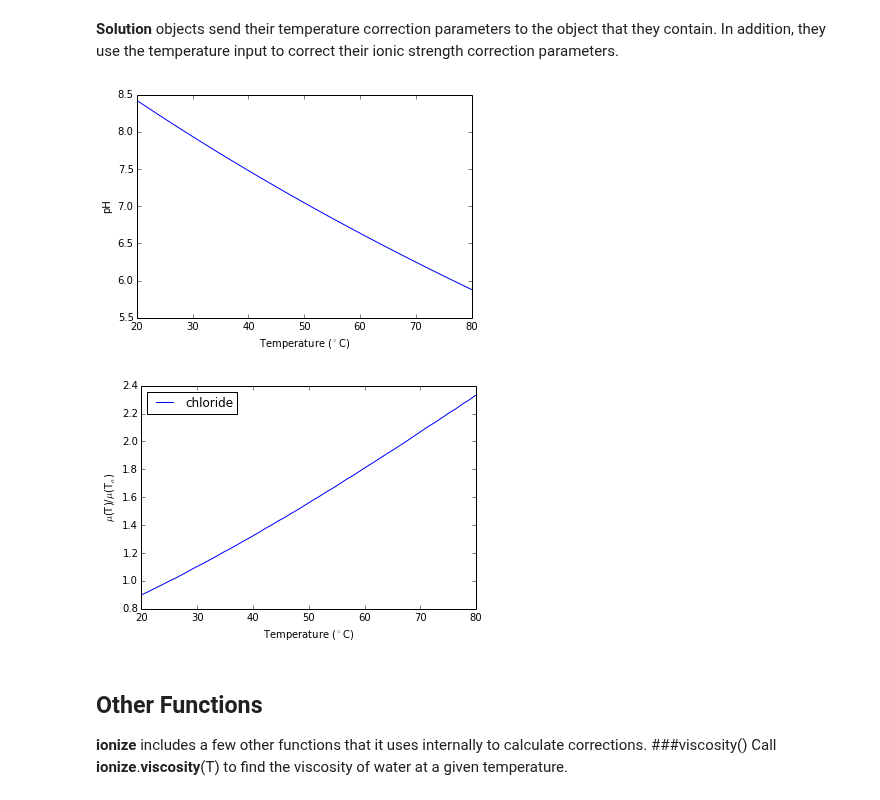
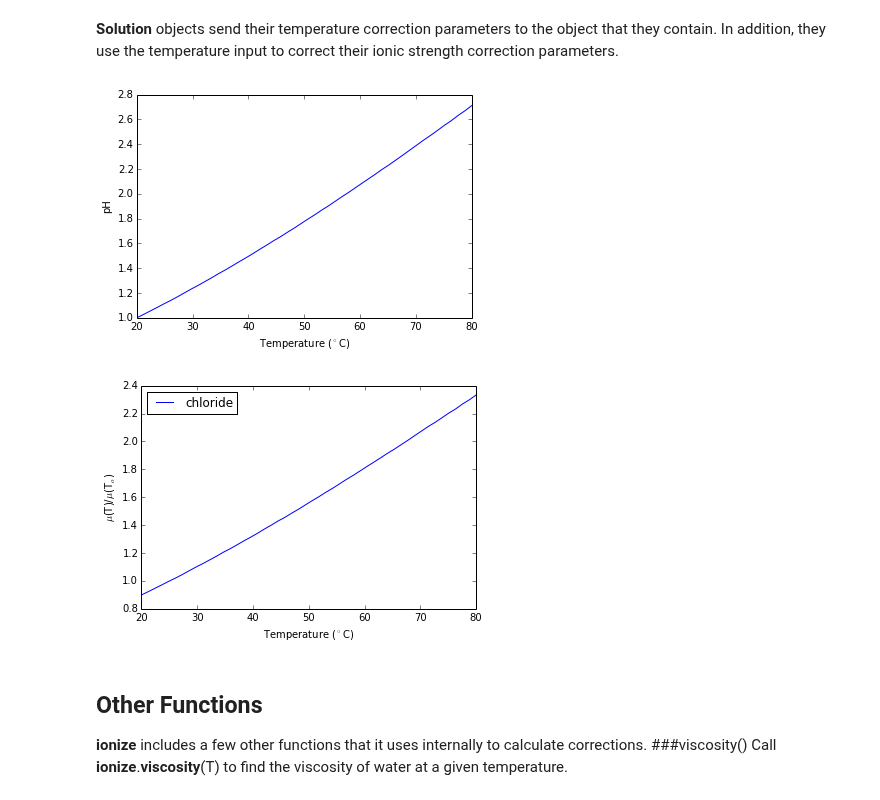
Before and after one commit to lewisamarshall/ionize, a Jupyter notebook: tutorial.ipynb, the cells around one changed output. Saved outputs shown, nothing was run; the diff lists cells and outputs as text; code cells hidden in the pictures.

```diff
--- a/tutorial.ipynb
+++ b/tutorial.ipynb
@@ -191,28 +191,31 @@ show()
 # %%
 tris = ionize.load_ion('tris')
 hcl = ionize.load_ion('hydrochloric acid')
 buffer_ref = ionize.Solution([tris, hcl], [.200, .100], T=25)
 mu_ref = buffer_ref.ions[1].effective_mobility()
 mup = []
 pH = []
 I = []
 mu=[]
+cond = []
 for Tp in T:
     buffer = ionize.Solution([tris, hcl], [.200, .100], T=Tp)
     mu.append(buffer.ions[1].effective_mobility())
     mup.append(buffer.ions[1].effective_mobility()/mu_ref)
     pH.append(buffer.pH)
     I.append(buffer.I)
+    cond.append(buffer.conductivity())
 #     mup.append(hcl.nightingale_function(Tp))
+cond_norm = [c / cond[0] for c in cond]
 figure()
-plot(T, pH); xlabel('Temperature ($^{\circ}$C)'); ylabel('pH')
+plot(T, cond_norm); xlabel('Temperature ($^{\circ}$C)'); ylabel('pH')
 show()
 
 figure()
 plot(T, mup, label='chloride'); xlabel('Temperature ($^{\circ}$C)'); ylabel('$\mu$(T)/$\mu$(T$_o$)'); legend(loc='upper left')
 show()
 # %% [output]
-[figure, old version]
+[figure, new version]
 [figure]
 # %% [markdown]
 Other Functions
```
Also changed, not shown: 2 other files.
